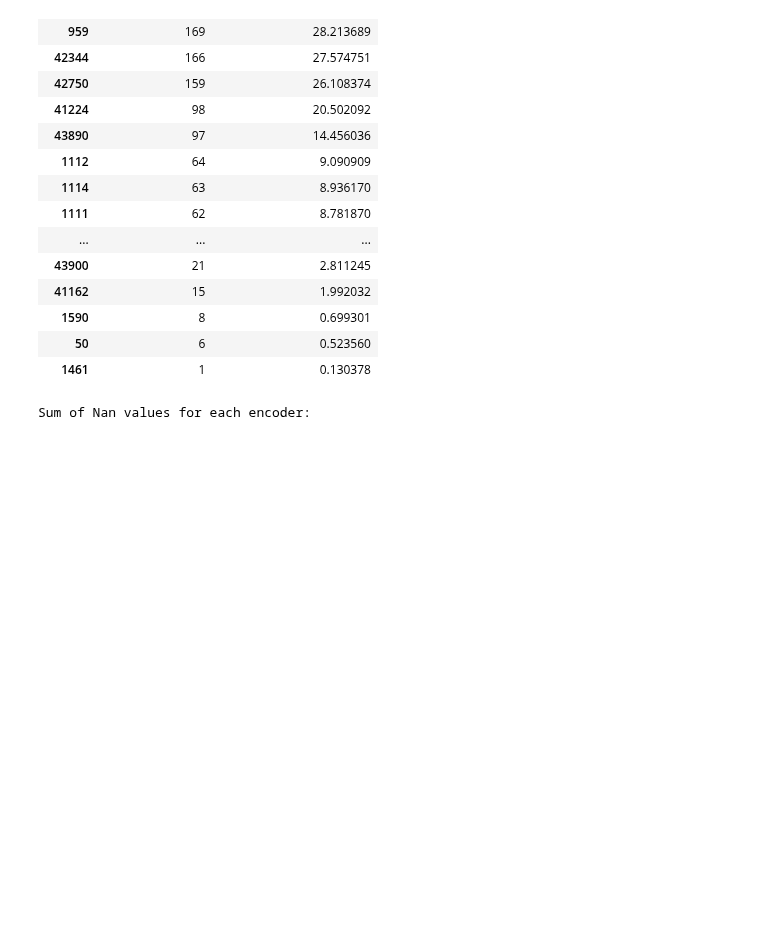
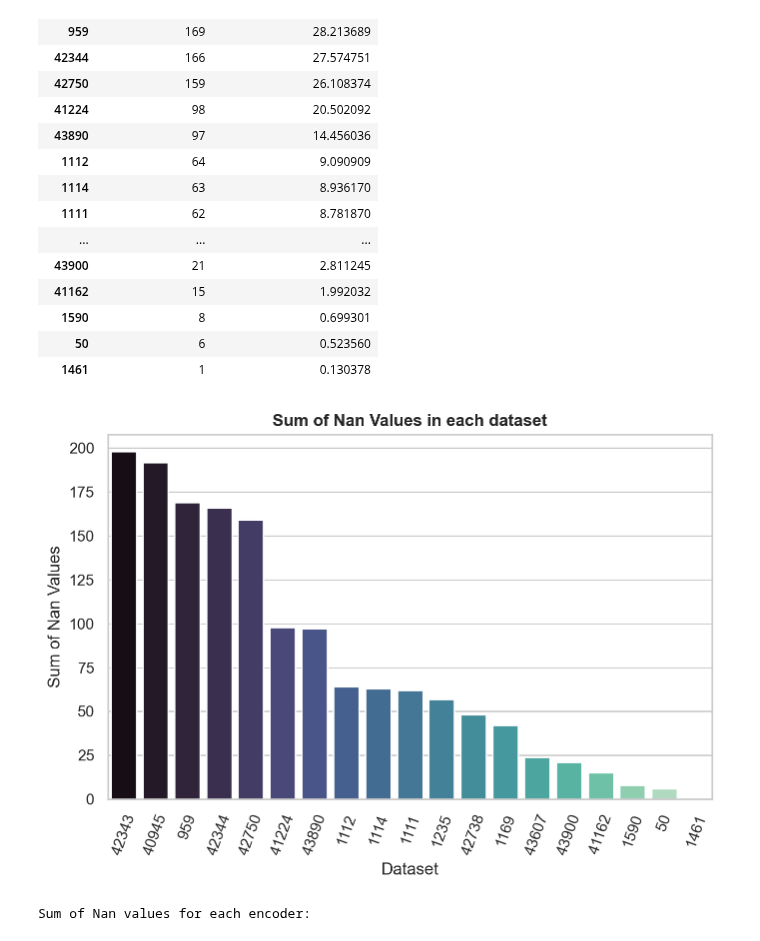
Before and after one commit to nina-prog/meta-learning-for-encoder-selection, a Jupyter notebook: notebooks/week08/week08-data-exploration.ipynb, the cells around one changed output. Drawn from its saved outputs; the diff is of its cells as text; code cells hidden in the pictures; blank space fills up the shorter version.

```diff
--- a/notebooks/week08/week08-data-exploration.ipynb
+++ b/notebooks/week08/week08-data-exploration.ipynb
@@ -368,6 +370,18 @@ Sum of Nan values for each dataset:
 | 1590 | 8 | 0.699301 |
 | 50 | 6 | 0.523560 |
 | 1461 | 1 | 0.130378 |
+# %%
+# plot sum of nan values for each dataset
+fig, ax = plt.subplots(figsize=(7, 5))
+sns.barplot(x=dataset_nan_count.index, y="nan_values_count", data=dataset_nan_count, ax=ax, palette="mako")
+ax.set_title("Sum of Nan Values in each dataset", fontweight="bold")
+ax.set_xlabel("Dataset")
+ax.set_ylabel("Sum of Nan Values")
+plt.xticks(rotation=70)
+plt.tight_layout()
+plt.show()
+# %% [output]
+[figure, added]
 # %%
 # check nan values across index which are here the encoders
 print("Sum of Nan values for each encoder:")
```
Also changed, not shown: parts of 5 cells of this notebook.
